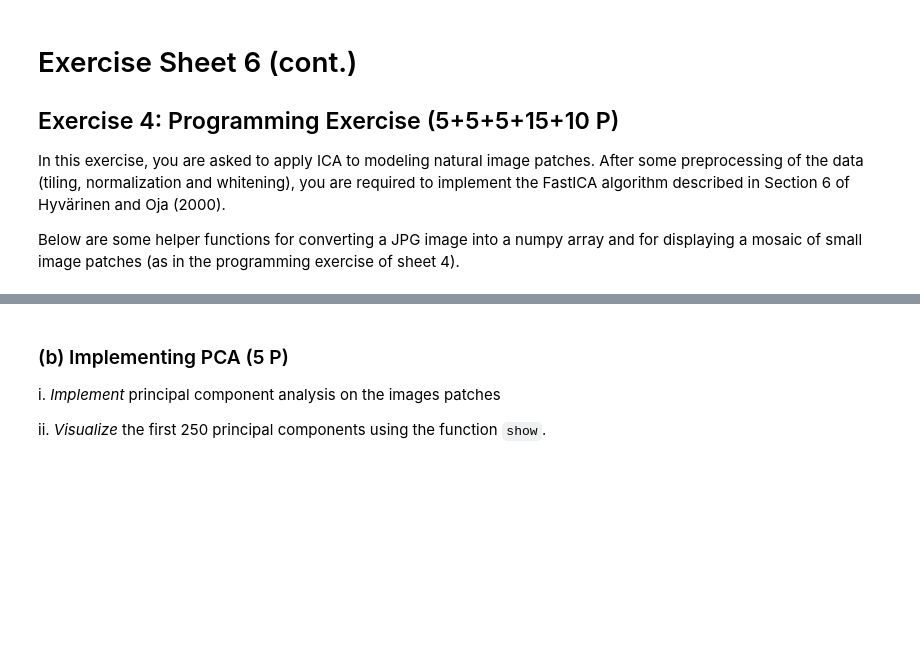
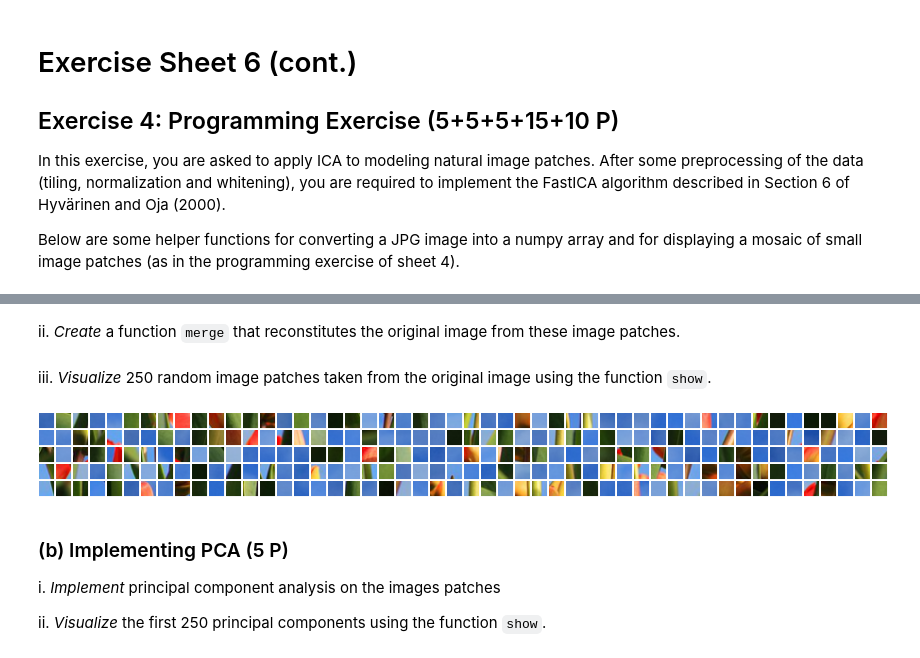
Before and after one commit to JensMeiners/ML1, a Jupyter notebook: Ex06/sheet06.ipynb, the cells around one changed output, grey strips where cells are left out. Drawn from its saved outputs; the diff is of its cells as text; code cells hidden in the pictures; blank space fills up the shorter version.

```diff
--- a/Ex06/sheet06.ipynb
+++ b/Ex06/sheet06.ipynb
@@ -53,0 +48,28 @@ X = getdata()
+# %%
+X = getdata()
+
+def split(X):
+    """
+    split a big image up into many small patches. the patches size will be 16 x 16.
+    If for the source image's width or hight % 16 != 0 is true then the remaining
+    pixels will be cut off.
+    returns a list little images and a tuple of its dimensions
+    (they can be rebuild to a big image using this dimensions for reshaping)
+    """
+    Y = []
+    i=0
+    j=0
+    for i in range(X.shape[0] / 16 ):
+        for j in range(X.shape[1] / 16 ):
+            # print X.shape
+            # last slice:
+            # slice 832:848
+            # slice 1264:1280
+            # print "slice "+str(i * 16)+":"+str((i+1) * 16)
+            # print "slice "+str(j * 16)+":"+str((j+1) * 16)
+            # Z = X[i * 16: (i+1) * 16,j * 16: (j+1) * 16,:]
+            # print "Z.shape "+str(Z.shape)
+            Y.append(X[i * 16: (i+1) * 16,j * 16: (j+1) * 16,:])
+    return Y,(i,j)
+# %% [markdown]
+ii. <em>Create</em> a function <code>merge</code> that reconstitutes the original image from these image patches.
@@ -54,3 +99,24 @@ X = getdata()
+# %% [markdown]
+
+iii. <em>Visualize</em> 250 random image patches taken from the original image using the function <code>show</code>.
+# %%
+def visu(n,im):
+    """
+    takes a Image (im) as numpy.array and a number n that represents the amount of
+    random images to be shown
+    """
+    Y,t = split(im)
+    #print len(Y)
+    tn = random.sample(Y,n)
+    R = numpy.zeros((n,s,s,3))
+    for i in range(n):
+        R[i,:,:,:] = tn[i]
+    return show(R)
+
+
+visu(250,X)()
+# %% [output]
+[figure, added]
 # %% [markdown]
 <h3>(b) Implementing PCA (5 P)</h3>
 
```
Also changed, not shown: parts of 4 cells of this notebook.
